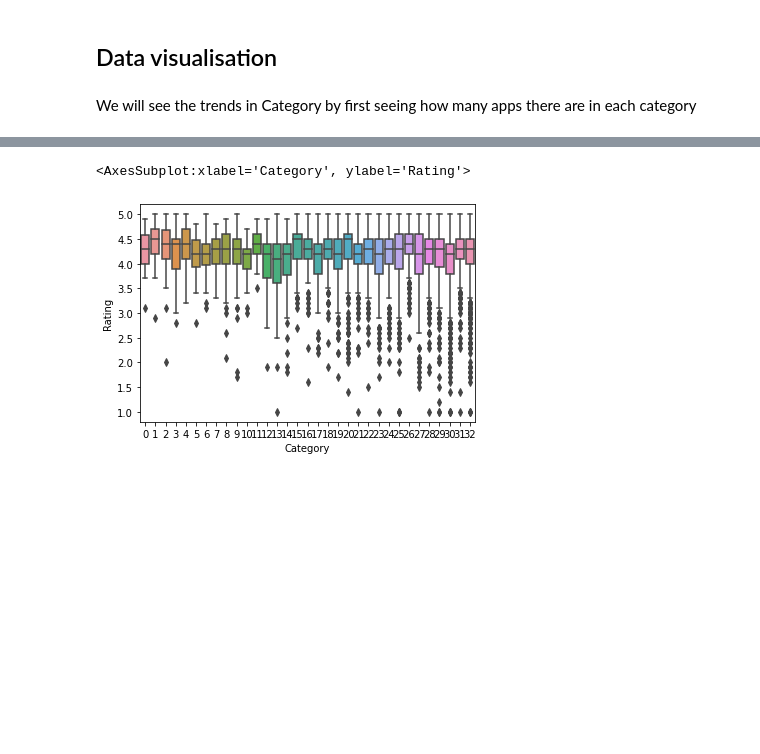
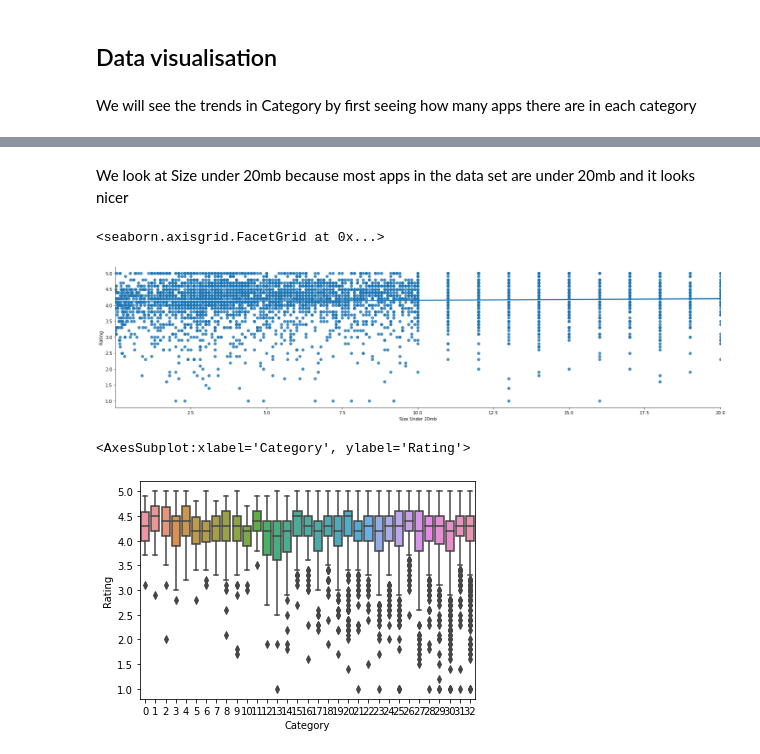
Before and after one commit to Iliaromanov/Google-Play-App-Rating-Prediction, a Jupyter notebook: data_exploration.ipynb, the cells around one changed output, grey strips where cells are left out. Drawn from its saved outputs; the diff is of its cells as text; code cells hidden in the pictures; blank space fills up the shorter version.

```diff
--- a/data_exploration.ipynb
+++ b/data_exploration.ipynb
@@ -359,3 +357,11 @@ sns.lmplot(data=app_data, x="Size", y="Rating", height=5, aspect=5)
+# %% [markdown]
+We look at Size under 20mb because most apps in the data set are under 20mb and it looks nicer
+# %%
+size_plot = pd.concat([app_data_y, app_data_x["Size"][app_data_x["Size"] <= 20]], axis=1, keys=['Rating', 'Size Under 20mb'])
+sns.lmplot(data=size_plot, x="Size Under 20mb", y="Rating", height=5, aspect=4)
+# %% [output]
+<seaborn.axisgrid.FacetGrid at 0x...>
+[figure, added]
 # %%
 sns.boxplot(data=app_data, x="Category", y="Rating")
 # %% [output]
```
Also changed, not shown: parts of 7 cells of this notebook.
